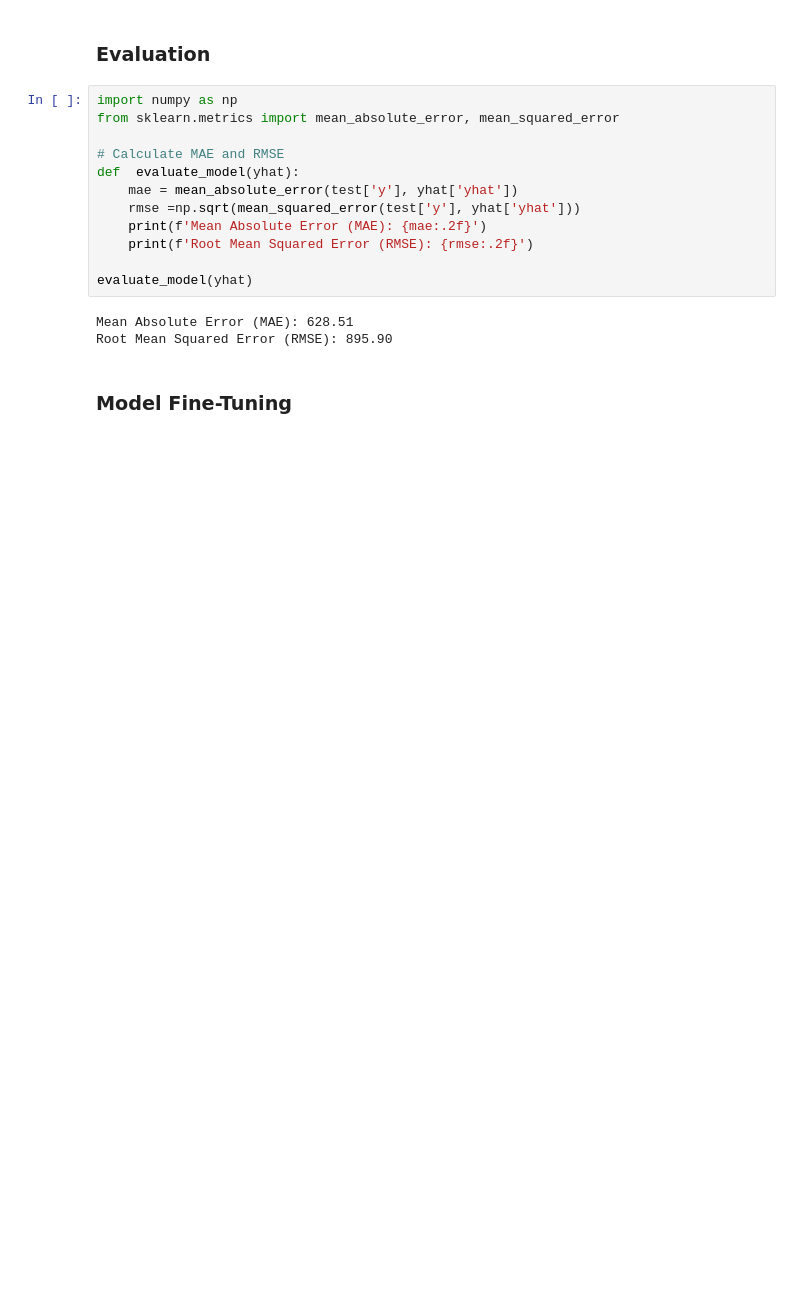
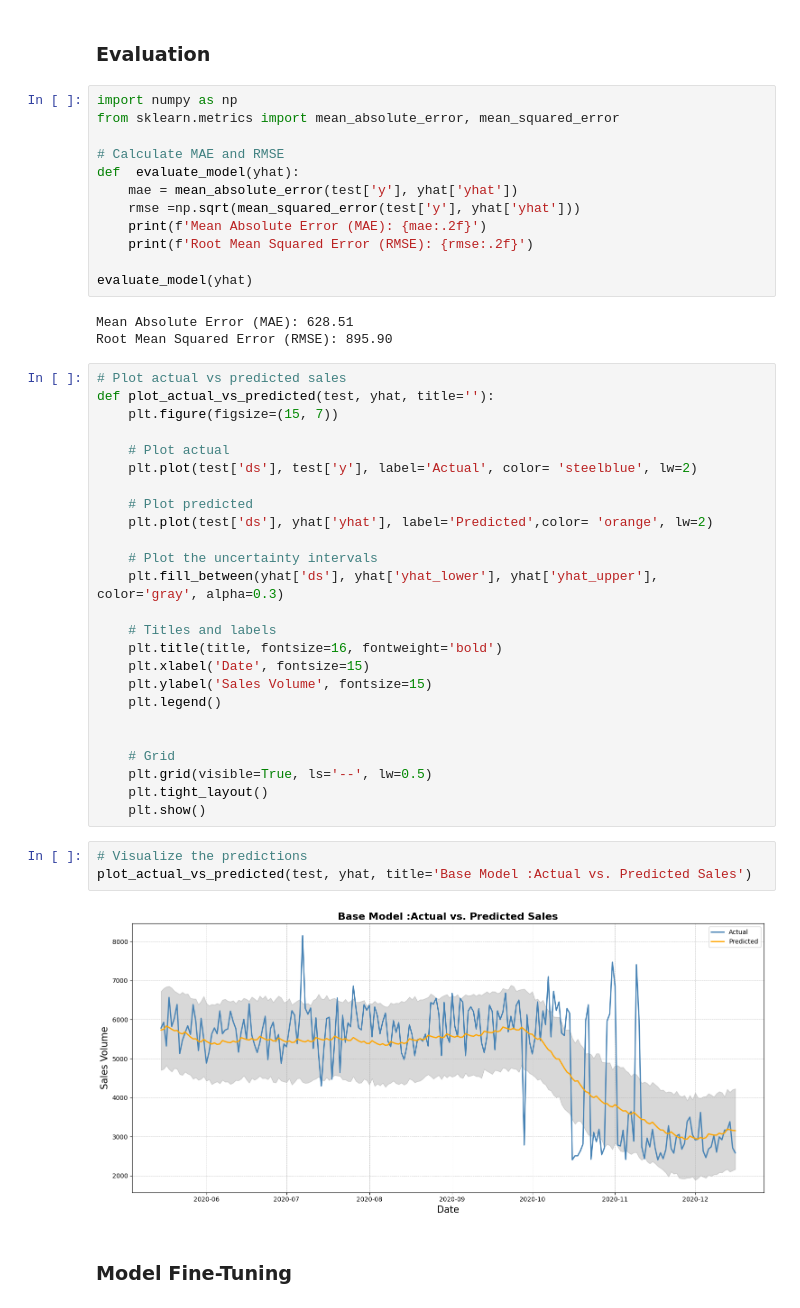
Before and after one commit to jaylesmajor/time-series-analysis, a Jupyter notebook: sales.ipynb, the cells around one changed output. Drawn from its saved outputs; the diff is of its cells as text; blank space fills up the shorter version.

Commit message:
Finished prediction visualization

```diff
--- a/sales.ipynb
+++ b/sales.ipynb
@@ -279,5 +279,35 @@ evaluate_model(yhat)
 # %% [output]
 Mean Absolute Error (MAE): 628.51
 Root Mean Squared Error (RMSE): 895.90
+# %%
+# Plot actual vs predicted sales
+def plot_actual_vs_predicted(test, yhat, title=''):
+    plt.figure(figsize=(15, 7))
+
+    # Plot actual
+    plt.plot(test['ds'], test['y'], label='Actual', color= 'steelblue', lw=2)
+
+    # Plot predicted
+    plt.plot(test['ds'], yhat['yhat'], label='Predicted',color= 'orange', lw=2)
+
+    # Plot the uncertainty intervals
+    plt.fill_between(yhat['ds'], yhat['yhat_lower'], yhat['yhat_upper'], color='gray', alpha=0.3)
+
+    # Titles and labels
+    plt.title(title, fontsize=16, fontweight='bold')
+    plt.xlabel('Date', fontsize=15)
+    plt.ylabel('Sales Volume', fontsize=15)
+    plt.legend()
+
+
+    # Grid
+    plt.grid(visible=True, ls='--', lw=0.5)
+    plt.tight_layout()
+    plt.show()
+# %%
+# Visualize the predictions
+plot_actual_vs_predicted(test, yhat, title='Base Model :Actual vs. Predicted Sales')
+# %% [output]
+[figure, added]
 # %% [markdown]
 ### **Model Fine-Tuning**
```
